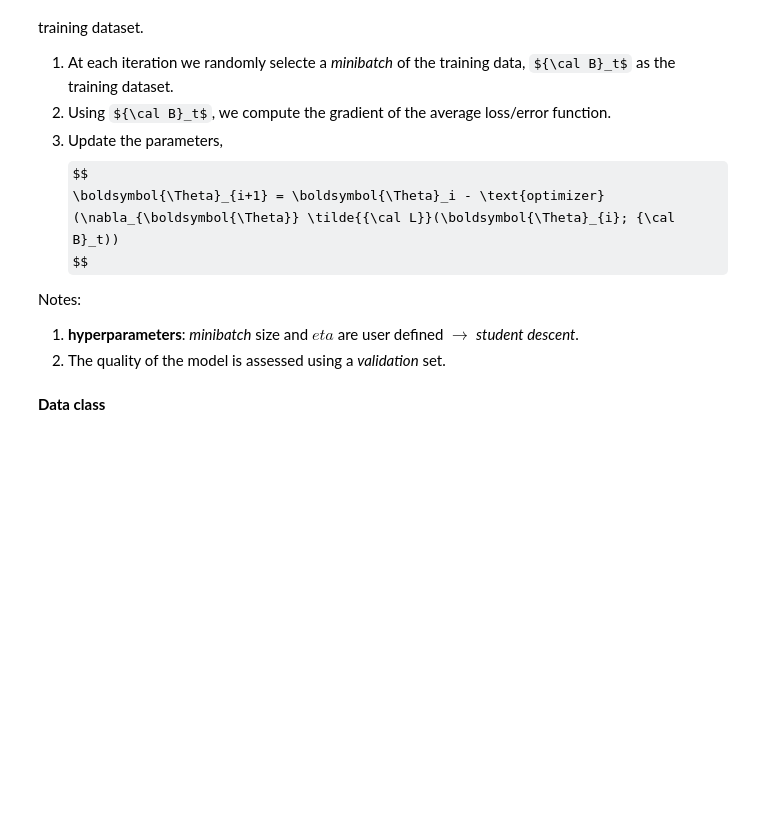
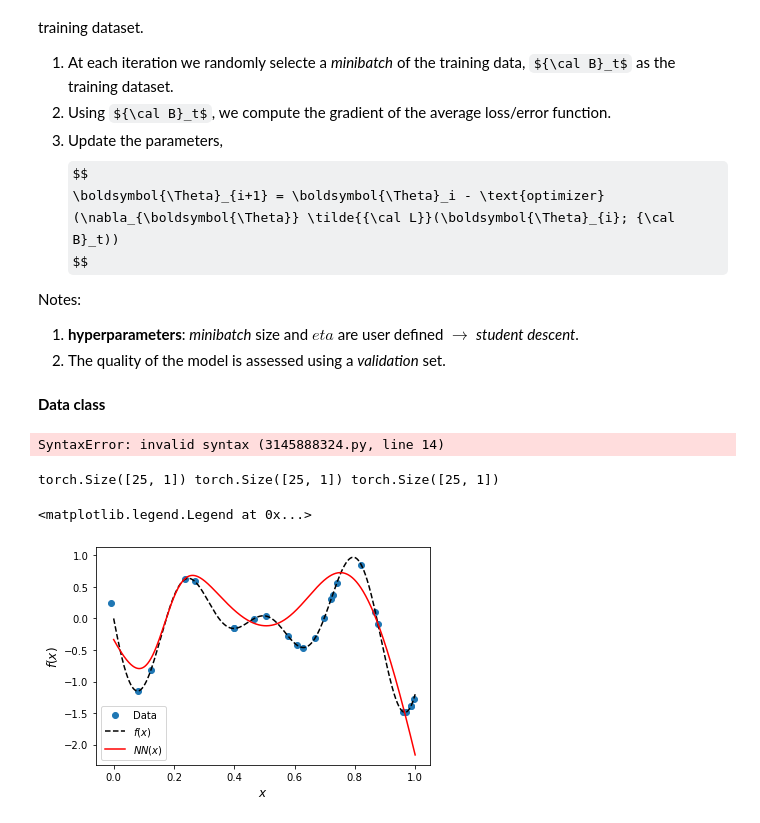
Before and after one commit to RodrigoAVargasHdz/CHEM-4PB3, a Jupyter notebook: Course_Notes/Week 7/Introduction_To_Activation_Functions.ipynb, the cells around one changed output. Cells and saved outputs as stored; diff of their text form; code cells hidden in the pictures; some formulas as TeX source; blank space fills up the shorter version.

```diff
--- a/Course_Notes/Week 7/Introduction_To_Activation_Functions.ipynb
+++ b/Course_Notes/Week 7/Introduction_To_Activation_Functions.ipynb
@@ -340,6 +394,7 @@ class CustomDataset(Dataset):
         label = self.labels[idx]
         return sample, label
 # %%
+
 # Create a dataset
 X, y = get_data(50)
 dataset = CustomDataset(X, y)
@@ -347,12 +402,21 @@ dataset = CustomDataset(X, y)
 # Create a DataLoader to batch data
 batch_size = 10
 dataloader = DataLoader(dataset, batch_size=batch_size, shuffle=True)
+
+model = nn.Sequential(
+    nn.Linear(1, 100),
+    nn.ReLU(),
+    nn.Linear(100, 100)
+    nn.ReLU(),
+    nn.Linear(100, 1)
+)
+# %% [output]
+SyntaxError: invalid syntax (3145888324.py, line 14)
 # %%
+# Training loop
+def training_minibatch(model,dataloader,lr=1E-2,epochs=50):
 
-# Training loop
-def training_minibatch(model,dataloader,lr=1E-3,epochs=50):
-
-    optimizer = torch.optim.Adam(model.parameters(), lr=lr)
+    optimizer = torch.optim.SGD(model.parameters(), lr=lr)
     loss_fn = nn.MSELoss()
     model.train()
 
@@ -392,18 +456,22 @@ def training_minibatch(model,dataloader,lr=1E-3,epochs=50):
             # plt.ylim(-1.6,1.5)
             # plt.pause(0.1)
     return model
+# %%
+model = training_minibatch(model,dataloader,lr=1E-2,epochs=1000)
 # %%
-model = training_minibatch(model,dataloader)
-
 X_grid = torch.linspace(0., 1., 5000).unsqueeze(1)
 plt.clf()
 X, y = get_data(25)
 print(X.shape, y.shape, model(X).shape)
 plt.scatter(X.detach().numpy(), y.detach().numpy(), label='Data')
 plt.plot(X_grid.detach().numpy(), f(X_grid).detach().numpy(),
          ls='--', c='k', label=r'$f(x)$')
 plt.plot(X_grid.detach().numpy(), model(
     X_grid).detach().numpy(), c='red', label=r'$NN(x)$')
 plt.ylabel(r'$f(x)$', fontsize=12)
 plt.xlabel(r'$x$', fontsize=12)
 plt.legend()
+# %% [output]
+torch.Size([25, 1]) torch.Size([25, 1]) torch.Size([25, 1])
+<matplotlib.legend.Legend at 0x...>
+[figure, added]
```
Also changed, not shown: parts of 5 cells of this notebook, 1 other file.
